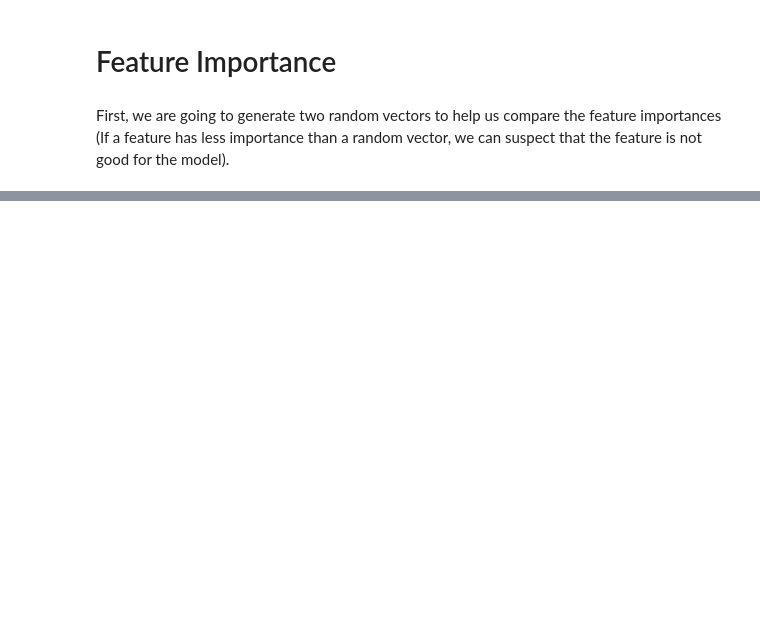
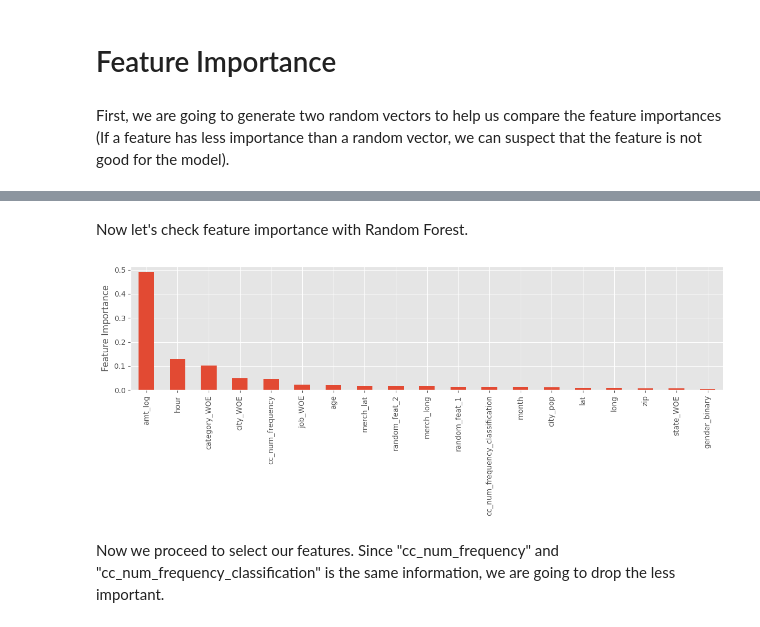
Before and after one commit to francismelojr/fraud-analysis, a Jupyter notebook: fraud-analysis.ipynb, the cells around one changed output, grey strips where cells are left out. Cells and saved outputs as stored; diff of their text form; code cells hidden in the pictures; blank space fills up the shorter version.

Commit message:
feature importance 2

```diff
--- a/fraud-analysis.ipynb
+++ b/fraud-analysis.ipynb
@@ -379,5 +434,5 @@ As we can see, there is a clear pattern happening. Frauds are more propitious to
 # %% [markdown]
 First, we are going to generate two random vectors to help us compare the feature importances (If a feature has less importance than a random vector, we can suspect that the feature is not good for the model).
 # %%
-df["random_feat_1"] = np.random.randint(0, 100, size=len(df))
-df["random_feat_2"] = np.random.randint(0, 500, size=len(df))
+X_undersampled["random_feat_1"] = np.random.randint(0, 100, size=len(X_undersampled))
+X_undersampled["random_feat_2"] = np.random.randint(0, 500, size=len(X_undersampled))
@@ -393,0 +439,5 @@ df.head()
+# %%
+X_train = X_undersampled.drop(columns=["trans_date_trans_time",
+                  "city", "state", "category", "gender", "dob", "job", "cc_num", "amt"])
+
+y_train = y_undersampled
@@ -393,0 +453,3 @@ df.head()
+# %%
+rf = RandomForestClassifier(random_state=23)
+rf
@@ -393,0 +479,16 @@ df.head()
+# %% [markdown]
+Now let's check feature importance with Random Forest.
+# %%
+rf.fit(X_train, y_train)
+importances = rf.feature_importances_
+# %%
+forest_importances = pd.Series(importances, index = X_train.columns)
+
+fig, ax = plt.subplots(figsize = (12,5))
+forest_importances.sort_values(ascending=False).plot.bar(ax = ax)
+ax.set_ylabel("Feature Importance")
+fig.tight_layout()
+# %% [output]
+[figure, added]
+# %% [markdown]
+Now we proceed to select our features. Since "cc_num_frequency" and "cc_num_frequency_classification" is the same information, we are going to drop the less important.
```
Also changed, not shown: parts of 22 cells of this notebook.
